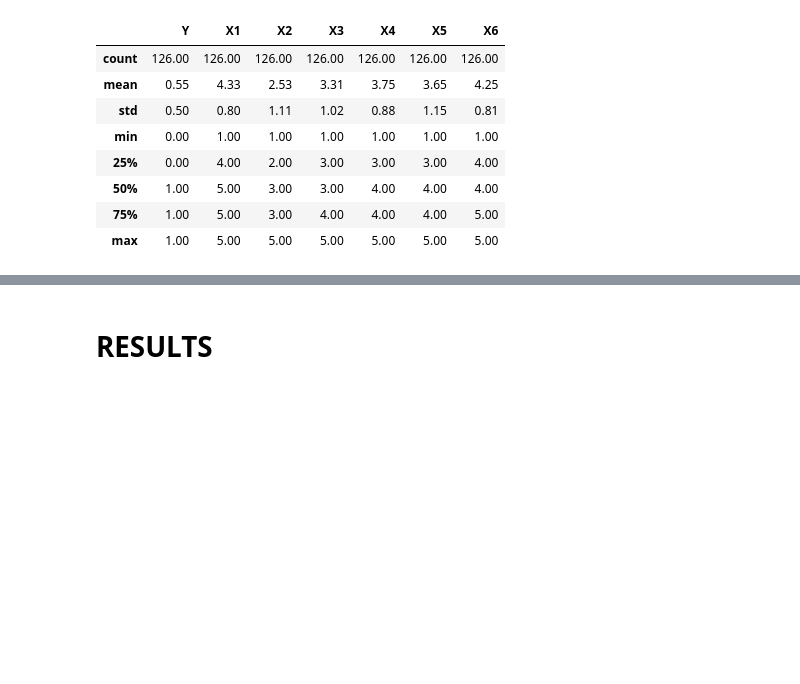
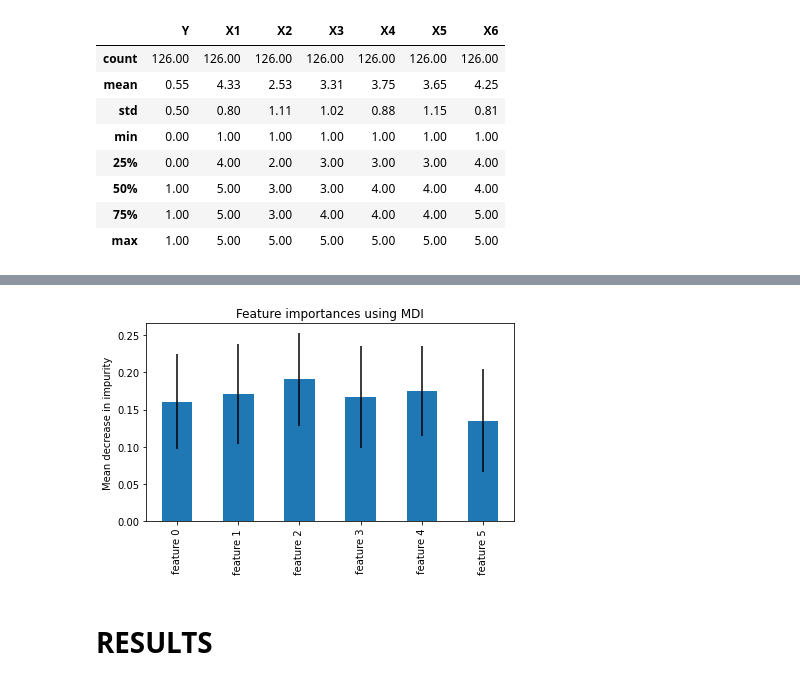
Before and after one commit to angeljcarrillo/LLMCRXDXT9dxq09b, a Jupyter notebook: LR.ipynb, the cells around one changed output, grey strips where cells are left out. Cells and saved outputs as stored; diff of their text form; code cells hidden in the pictures; blank space fills up the shorter version.

```diff
--- a/LR.ipynb
+++ b/LR.ipynb
@@ -114,0 +117,5 @@ array([1, 1, 1, 2, 3, 1])
+# %%
+#FEATURES SELECTION WITH DESICION TREE
+feature_names = [f"feature {i}" for i in range(x_new.shape[1])]
+forest = RandomForestClassifier(random_state=0)
+forest.fit(X_train, y_train)
@@ -114,0 +124,8 @@ array([1, 1, 1, 2, 3, 1])
+# %%
+#Feature importance based on mean decrease in impurity
+start_time = time.time()
+importances = forest.feature_importances_
+std = np.std([tree.feature_importances_ for tree in forest.estimators_], axis=0)
+elapsed_time = time.time() - start_time
+
+print(f"Elapsed time to compute the importances: {elapsed_time:.3f} seconds")
@@ -115,3 +134,12 @@ array([1, 1, 1, 2, 3, 1])
+# %%
+forest_importances = pd.Series(importances, index=feature_names)
+fig, ax = plt.subplots()
+forest_importances.plot.bar(yerr=std, ax=ax)
+ax.set_title("Feature importances using MDI")
+ax.set_ylabel("Mean decrease in impurity")
+fig.tight_layout()
+# %% [output]
+[figure, added]
 # %%
 # SELECT BEST FEATURES
 rank=selector.ranking_
```
Also changed, not shown: parts of 12 cells of this notebook.
